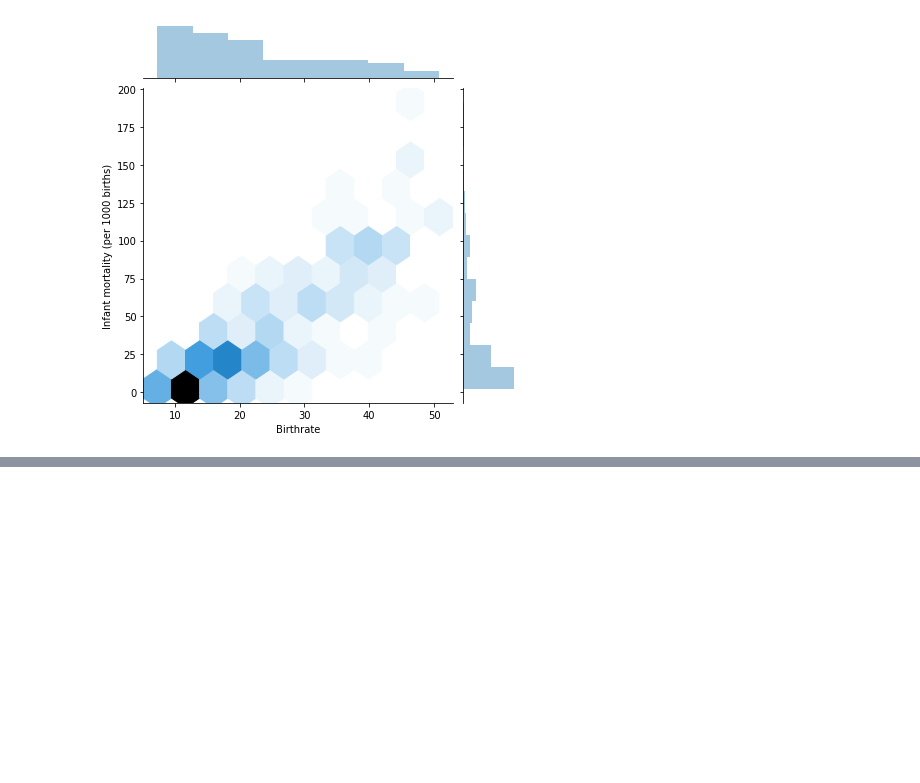
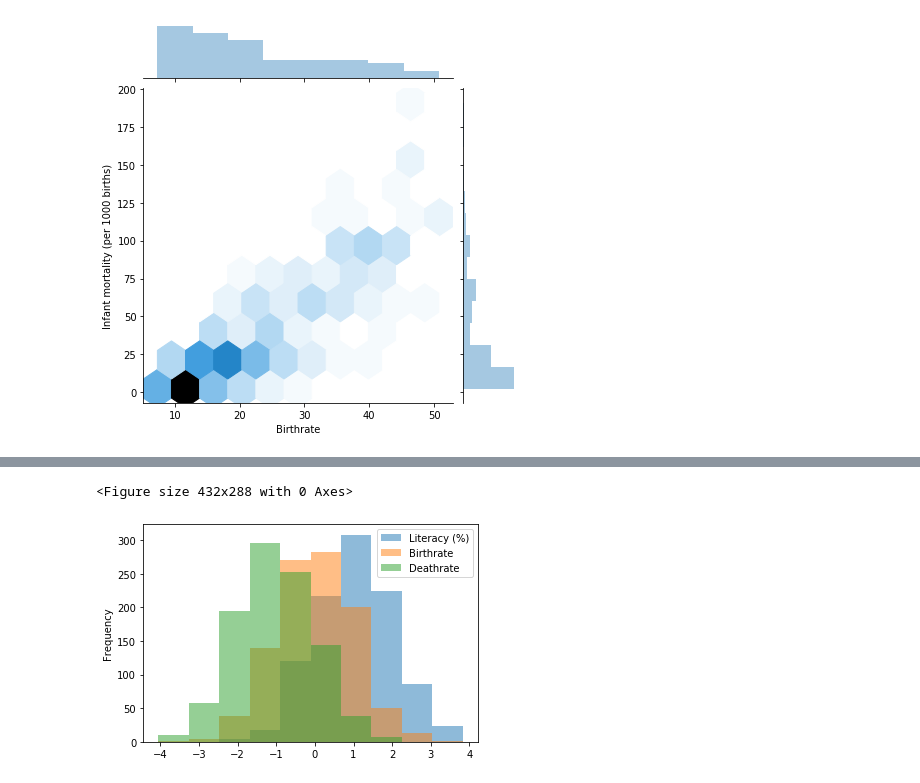
Before and after one commit to Tommy-dan/danprojects, a Jupyter notebook: countries-world-dataset.ipynb, the cells around one changed output, grey strips where cells are left out. Saved outputs shown, nothing was run; the diff lists cells and outputs as text; code cells hidden in the pictures; blank space fills up the shorter version.

```diff
--- a/countries-world-dataset.ipynb
+++ b/countries-world-dataset.ipynb
@@ -290,0 +332,10 @@ countries_df.boxplot(by="Country", figsize=(12, 6));
+# %%
+df2 = pd.DataFrame({'Literacy (%)': np.random.randn(1000) + 1, 'Birthrate': np.random.randn(1000),
+                    'Deathrate': np.random.randn(1000) - 1}, columns=['Literacy (%)', 'Birthrate', 'Deathrate'])
+
+plt.figure();
+
+df2.plot.hist(alpha=0.5);
+# %% [output]
+<Figure size 432x288 with 0 Axes>
+[figure, added]
```
Also changed, not shown: parts of 21 cells of this notebook.
